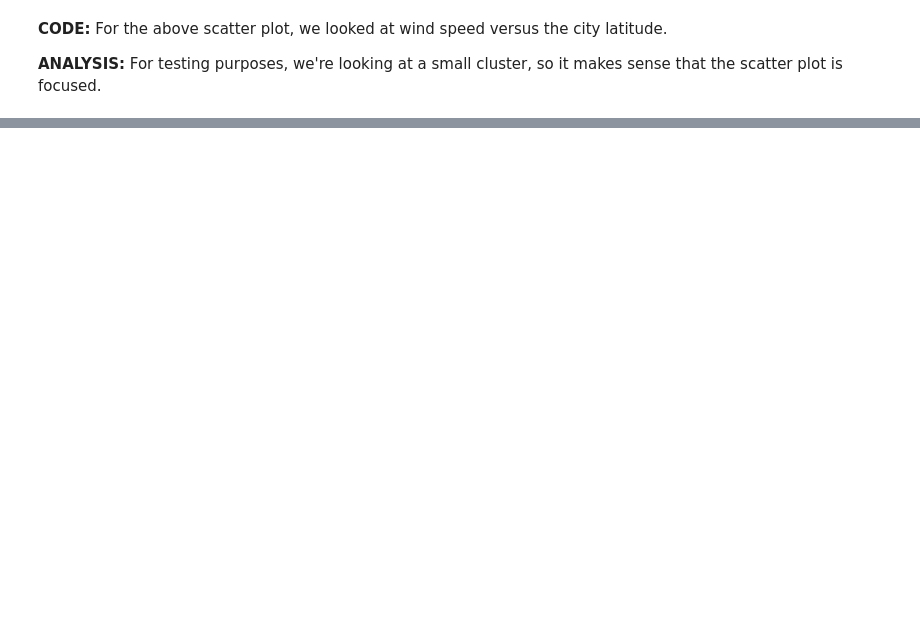
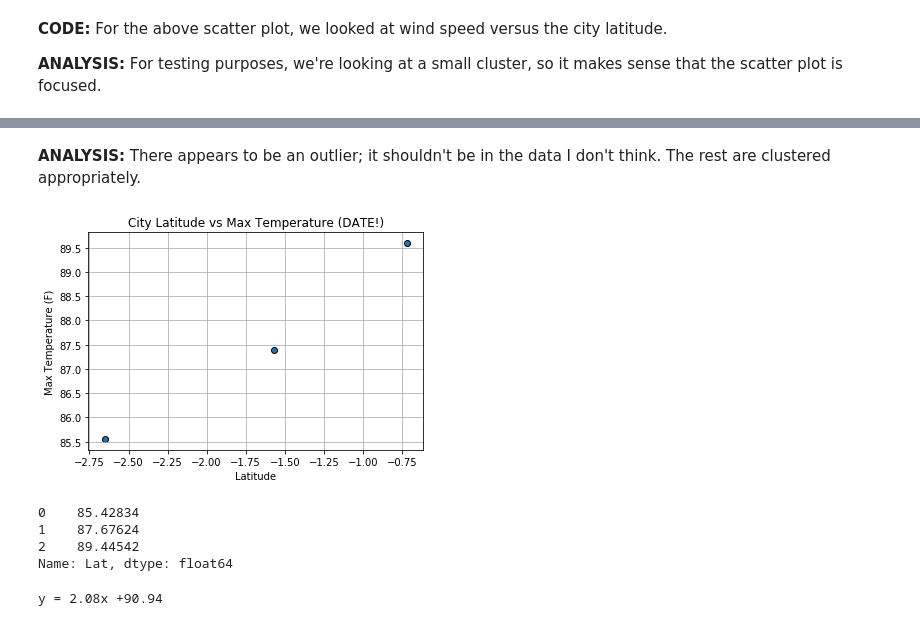
Before and after one commit to VallieTracy/Global-Weather-Analysis, a Jupyter notebook: WeatherPy/WeatherPy.ipynb, the cells around one changed output, grey strips where cells are left out. Drawn from its saved outputs; the diff is of its cells as text; code cells hidden in the pictures; blank space fills up the shorter version.

```diff
--- a/WeatherPy/WeatherPy.ipynb
+++ b/WeatherPy/WeatherPy.ipynb
@@ -343,0 +344,35 @@ The r-squared is: -0.9934764142210988
+# %% [markdown]
+**ANALYSIS:** There appears to be an outlier; it shouldn't be in the data I don't think.  The rest are clustered appropriately.
+# %%
+#plot latitude v temperature linear regression (southern hemisphere)
+
+x_values = southern_df["Lat"]
+y_values = southern_df["Max Temp"]
+plt.scatter(x_values, y_values, edgecolors="black")
+plt.title("City Latitude vs Max Temperature (DATE!)")
+plt.xlabel("Latitude")
+plt.ylabel("Max Temperature (F)")
+plt.grid()
+
+#save scatter plot to Images Folder
+plt.savefig(os.path.join("Images","Southern_Temp_v_Latitude.png"))
+# %% [output]
+[figure, added]
+# %%
+#perform a linear regression on temperature vs. latitude
+(slope, intercept, rvalue, pvalue, stderr) = stats.linregress(x_values, y_values)
+
+#get regression values
+regress_values = x_values * slope + intercept
+print(regress_values)
+# %% [output]
+0    85.42834
+1    87.67624
+2    89.44542
+Name: Lat, dtype: float64
+# %%
+#create line equation string
+line_eq = "y = " + str(round(slope,2)) + "x +" + str(round(intercept,2))
+print(line_eq)
+# %% [output]
+y = 2.08x +90.94
```
Also changed, not shown: parts of 25 cells of this notebook, 9 other files.
